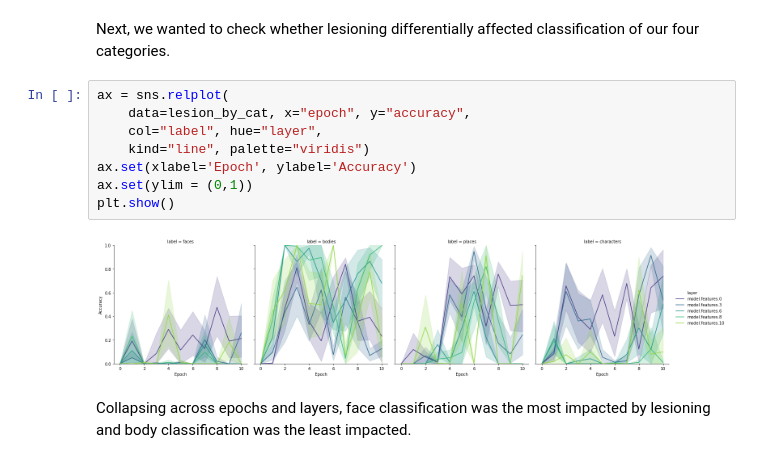
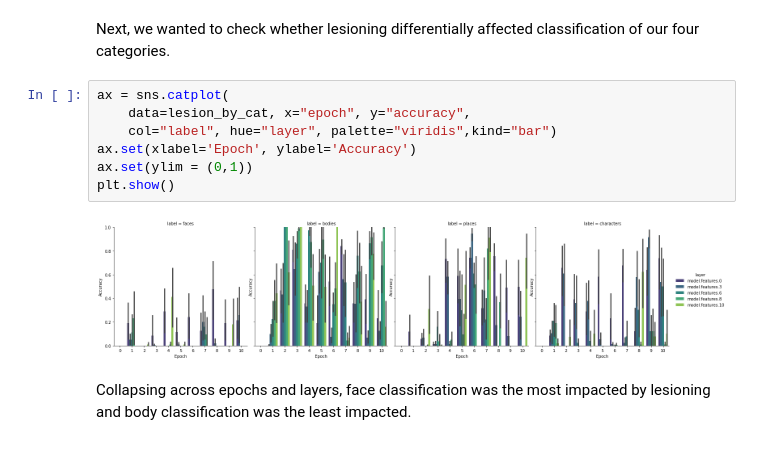
Before and after one commit to violetxi/PSYCH250FinalProject, a Jupyter notebook: writeup/writeup.ipynb, the cells around one changed output. Drawn from its saved outputs; the diff is of its cells as text.

Commit message:
added figures for interactions

```diff
--- a/writeup/writeup.ipynb
+++ b/writeup/writeup.ipynb
@@ -111,14 +111,13 @@ lesion_by_cat = pd.DataFrame(data, columns=['epoch', 'exp', 'layer','label','acc
 # %% [markdown]
 Next, we wanted to check whether lesioning differentially affected classification of our four categories.
 # %%
-ax = sns.relplot(
+ax = sns.catplot(
     data=lesion_by_cat, x="epoch", y="accuracy",
-    col="label", hue="layer",
-    kind="line", palette="viridis")
+    col="label", hue="layer", palette="viridis",kind="bar")
 ax.set(xlabel='Epoch', ylabel='Accuracy')
 ax.set(ylim = (0,1))
 plt.show()
 # %% [output]
-[figure, old version]
+[figure, new version]
 # %% [markdown]
 Collapsing across epochs and layers, face classification was the most impacted by lesioning and body classification was the least impacted.
```
Also changed, not shown: parts of 2 cells of this notebook.
